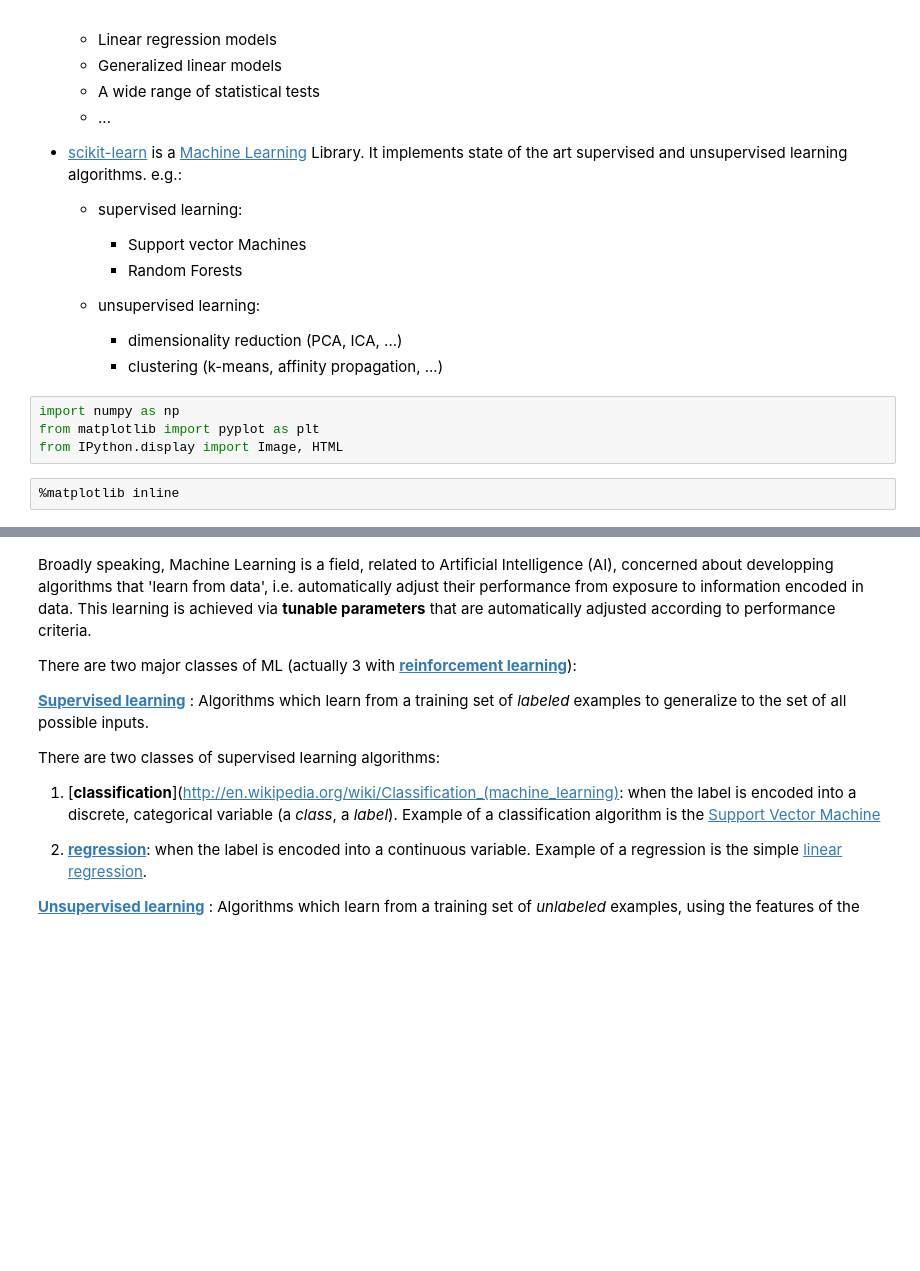
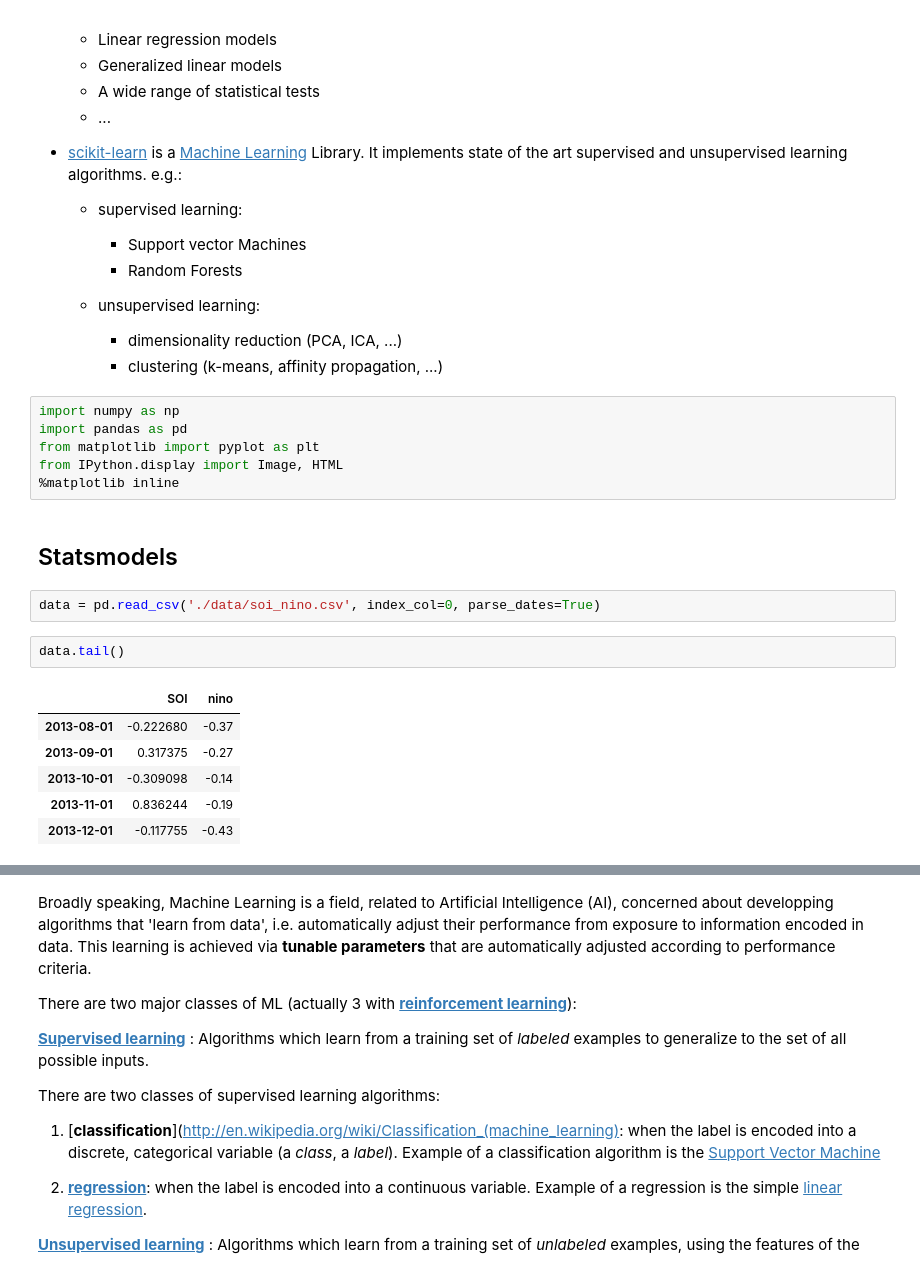
Before and after one commit to nicolasfauchereau/Kiwi_pycon, a Jupyter notebook: statistical_modelling.ipynb, the cells around one changed output, grey strips where cells are left out. Drawn from its saved outputs; the diff is of its cells as text; blank space fills up the shorter version.

Commit message:
developed statsmodels examples

```diff
--- a/statistical_modelling.ipynb
+++ b/statistical_modelling.ipynb
@@ -24,7 +24,20 @@ In this notebook I will give a brief overview of two packages that allow to perf
         + clustering (k-means, affinity propagation, ...)
 # %%
 import numpy as np
+import pandas as pd
 from matplotlib import pyplot as plt
 from IPython.display import Image, HTML
+%matplotlib inline
-# %%
-%matplotlib inline
+# %% [markdown]
+## Statsmodels
+# %%
+data = pd.read_csv('./data/soi_nino.csv', index_col=0, parse_dates=True)
+# %%
+data.tail()
+# %% [output]
+|  | SOI | nino |
+| 2013-08-01 | -0.222680 | -0.37 |
+| 2013-09-01 | 0.317375 | -0.27 |
+| 2013-10-01 | -0.309098 | -0.14 |
+| 2013-11-01 | 0.836244 | -0.19 |
+| 2013-12-01 | -0.117755 | -0.43 |
```
Also changed, not shown: parts of 31 cells of this notebook, 1 other file.
